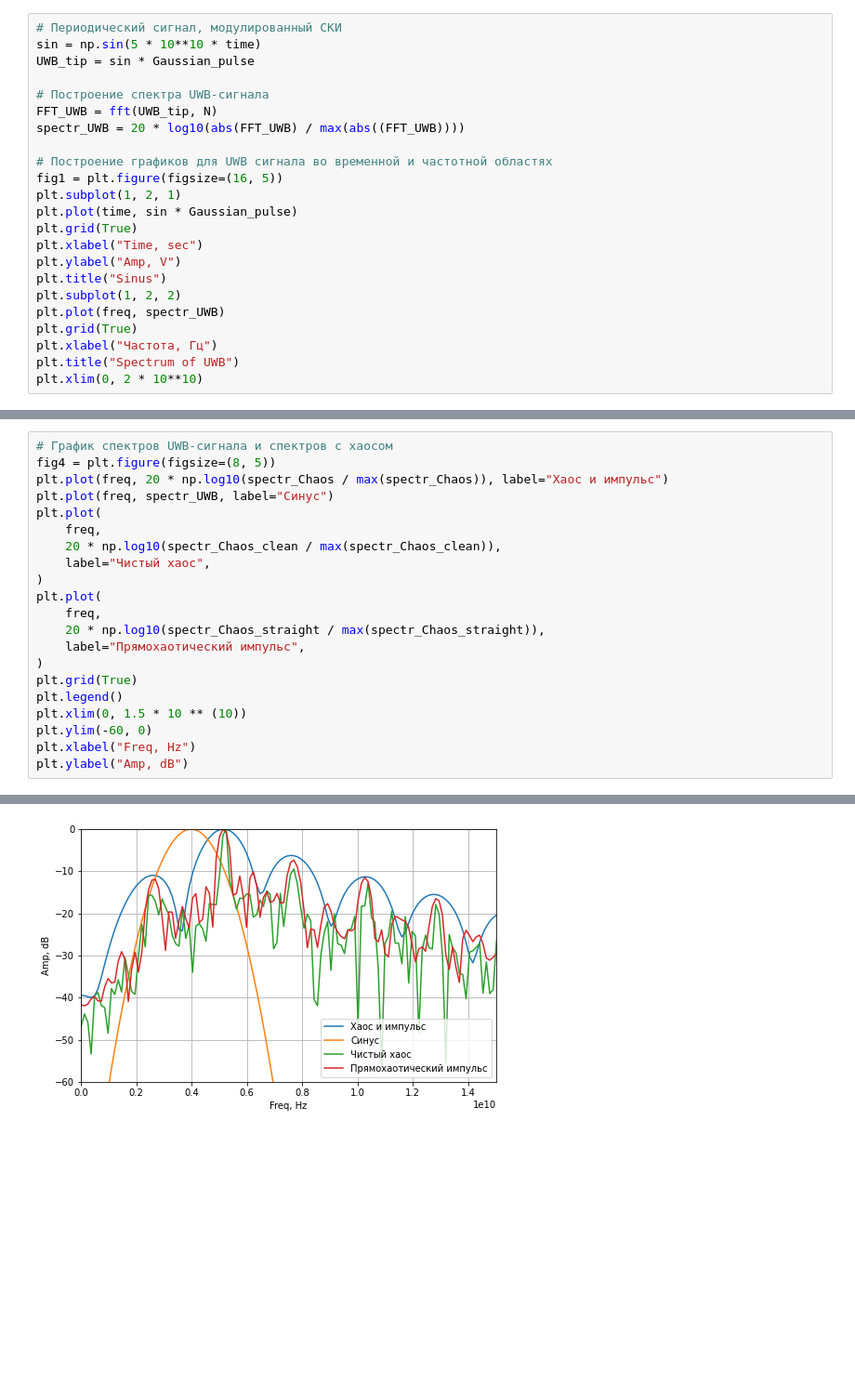
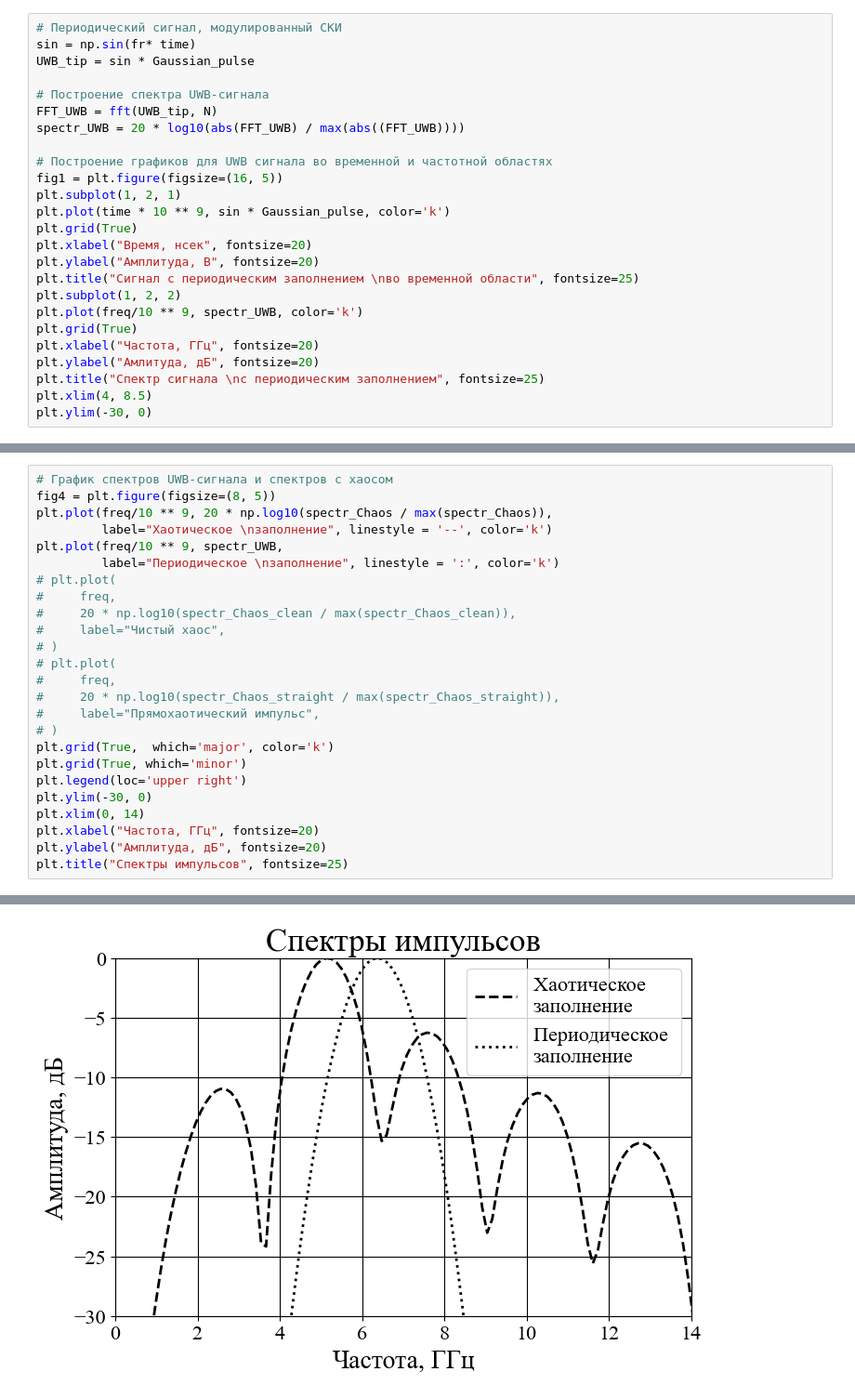
Before and after one commit to liveinscarlet/Chaotic-UWB-modulation, a Jupyter notebook: TestExperiment.ipynb, the cells around one changed output, grey strips where cells are left out. Shown at 93% size. Drawn from its saved outputs; the diff is of its cells as text; blank space fills up the shorter version.

```diff
--- a/TestExperiment.ipynb
+++ b/TestExperiment.ipynb
@@ -48,6 +57,6 @@ plt.grid(True)
 # %%
 # Периодический сигнал, модулированный СКИ
-sin = np.sin(5 * 10**10 * time)
+sin = np.sin(fr* time)
 UWB_tip = sin * Gaussian_pulse
 
 # Построение спектра UWB-сигнала
@@ -57,15 +66,17 @@ spectr_UWB = 20 * log10(abs(FFT_UWB) / max(abs((FFT_UWB))))
 # Построение графиков для UWB сигнала во временной и частотной областях
 fig1 = plt.figure(figsize=(16, 5))
 plt.subplot(1, 2, 1)
-plt.plot(time, sin * Gaussian_pulse)
+plt.plot(time * 10 ** 9, sin * Gaussian_pulse, color='k')
 plt.grid(True)
-plt.xlabel("Time, sec")
-plt.ylabel("Amp, V")
-plt.title("Sinus")
+plt.xlabel("Время, нсек", fontsize=20)
+plt.ylabel("Амплитуда, В", fontsize=20)
+plt.title("Сигнал с периодическим заполнением \nво временной области", fontsize=25)
 plt.subplot(1, 2, 2)
-plt.plot(freq, spectr_UWB)
+plt.plot(freq/10 ** 9, spectr_UWB, color='k')
 plt.grid(True)
-plt.xlabel("Частота, Гц")
-plt.title("Spectrum of UWB")
-plt.xlim(0, 2 * 10**10)
+plt.xlabel("Частота, ГГц", fontsize=20)
+plt.ylabel("Амлитуда, дБ", fontsize=20)
+plt.title("Спектр сигнала \nс периодическим заполнением", fontsize=25)
+plt.xlim(4, 8.5)
+plt.ylim(-30, 0)
 # %% [output]
@@ -151,22 +164,26 @@ Text(0, 0.5, 'Amp, dB')
 # %%
 # График спектров UWB-сигнала и спектров с хаосом
 fig4 = plt.figure(figsize=(8, 5))
-plt.plot(freq, 20 * np.log10(spectr_Chaos / max(spectr_Chaos)), label="Хаос и импульс")
-plt.plot(freq, spectr_UWB, label="Синус")
-plt.plot(
-    freq,
-    20 * np.log10(spectr_Chaos_clean / max(spectr_Chaos_clean)),
-    label="Чистый хаос",
-)
-plt.plot(
-    freq,
-    20 * np.log10(spectr_Chaos_straight / max(spectr_Chaos_straight)),
-    label="Прямохаотический импульс",
-)
-plt.grid(True)
-plt.legend()
-plt.xlim(0, 1.5 * 10 ** (10))
-plt.ylim(-60, 0)
-plt.xlabel("Freq, Hz")
-plt.ylabel("Amp, dB")
+plt.plot(freq/10 ** 9, 20 * np.log10(spectr_Chaos / max(spectr_Chaos)),
+         label="Хаотическое \nзаполнение", linestyle = '--', color='k')
+plt.plot(freq/10 ** 9, spectr_UWB,
+         label="Периодическое \nзаполнение", linestyle = ':', color='k')
+# plt.plot(
+#     freq,
+#     20 * np.log10(spectr_Chaos_clean / max(spectr_Chaos_clean)),
+#     label="Чистый хаос",
+# )
+# plt.plot(
+#     freq,
+#     20 * np.log10(spectr_Chaos_straight / max(spectr_Chaos_straight)),
+#     label="Прямохаотический импульс",
+# )
+plt.grid(True,  which='major', color='k')
+plt.grid(True, which='minor')
+plt.legend(loc='upper right')
+plt.ylim(-30, 0)
+plt.xlim(0, 14)
+plt.xlabel("Частота, ГГц", fontsize=20)
+plt.ylabel("Амплитуда, дБ", fontsize=20)
+plt.title("Спектры импульсов", fontsize=25)
 # %% [output]
@@ -174,4 +191,4 @@ Text(0, 0.5, 'Amp, dB')
-[figure, old version]
+[figure, new version]
 # %%
 # Пропустим через полосовой фильтр
 def butter_bandpass(lowcut, highcut, fs, order=5):
```
Also changed, not shown: parts of 17 cells of this notebook.
